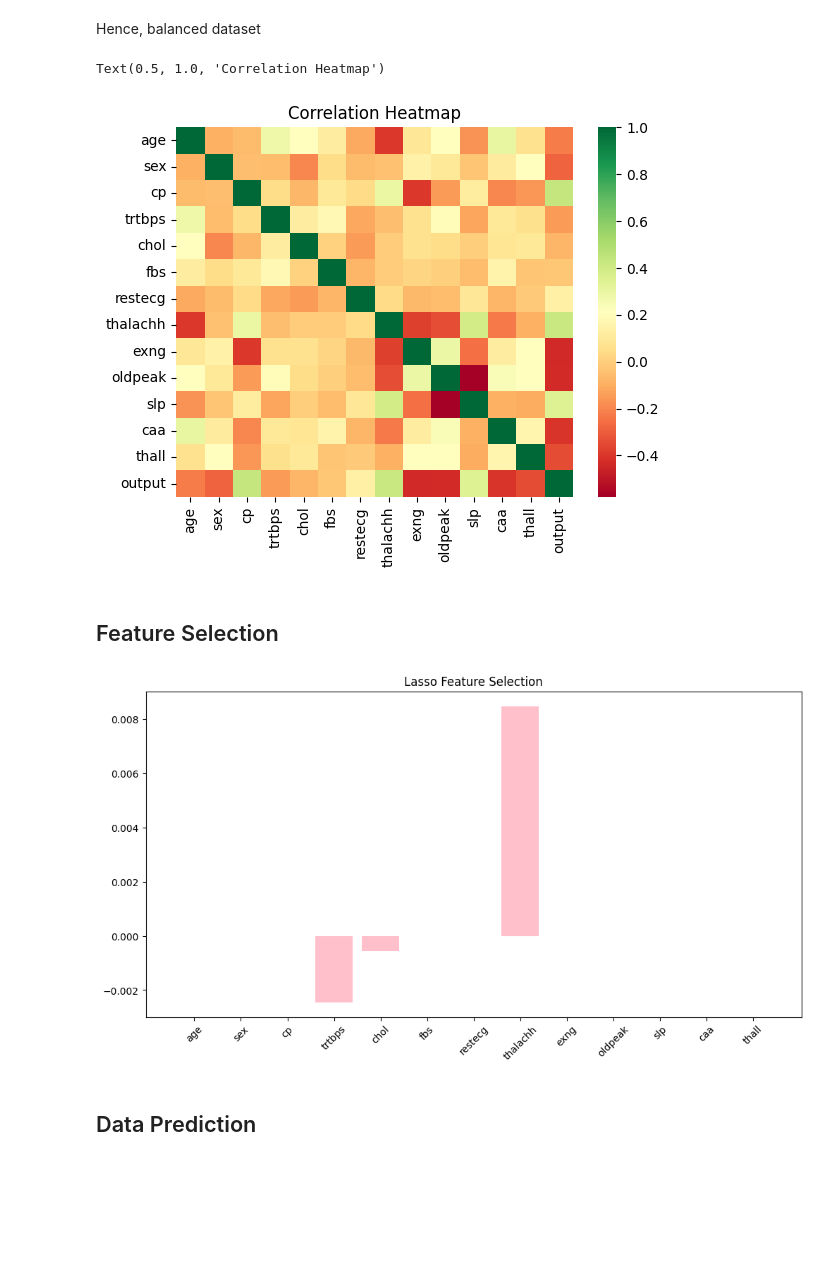
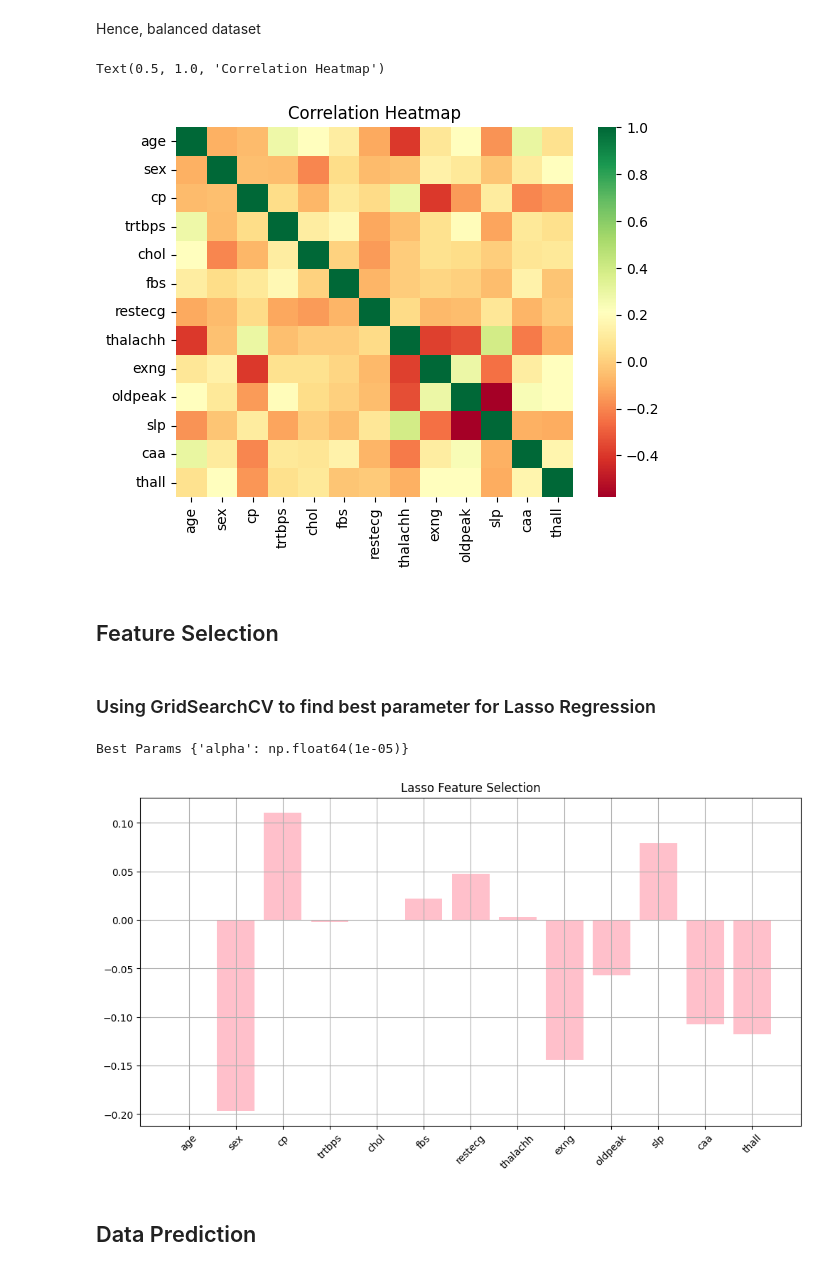
Before and after one commit to ProfessionalSalmon/Heart_Attack_Classification_Model, a Jupyter notebook: heart_attack.ipynb, the cells around one changed output. Drawn from its saved outputs; the diff is of its cells as text; code cells hidden in the pictures; blank space fills up the shorter version.

```diff
--- a/heart_attack.ipynb
+++ b/heart_attack.ipynb
@@ -130,32 +130,47 @@ plt.hist(df['output'])
 # %% [markdown]
 Hence, balanced dataset
 # %%
-sns.heatmap(df.corr(), cmap = 'RdYlGn')
+sns.heatmap(df.drop(columns = 'output').corr(), cmap = 'RdYlGn')
 plt.title('Correlation Heatmap')
 # %% [output]
 Text(0.5, 1.0, 'Correlation Heatmap')
-[figure, old version]
+[figure, new version]
 # %% [markdown]
 ## Feature Selection
+# %% [markdown]
+### Using GridSearchCV to find best parameter for Lasso Regression
+# %%
+X = df.drop(columns = 'output')
+y = df[['output']]
+
+X_feature = X.values
+y_feature = y.values
+names = df.drop(columns = 'output').columns
+
+# parameters to be tested on GridSearchCV
+params = {"alpha": np.arange(0.00001, 10, 500)}
+
+kf = KFold(n_splits = 6, shuffle = True, random_state = 2024)
+
+# Instantiate a lasso regression model
+lasso = Lasso()
+
+# GridSearchCV with model, params and folds.
+lasso_cv = GridSearchCV(lasso, param_grid = params, cv = kf )
+lasso_cv.fit(X, y)
+print("Best Params {}".format(lasso_cv.best_params_))
+# %% [output]
+Best Params {'alpha': np.float64(1e-05)}
 # %%
-# Lasso Regression
-
-X = df.drop(columns = 'output')
-y = df[['output']]
-
-X_feature = X.values
-y_feature = y.values
-names = df.drop(columns = 'output').columns
-
-# Instantiate a lasso regression model
-lasso = Lasso(alpha=0.3)
+lasso = Lasso(alpha = 0.00001)
 lasso.fit(X_feature, y_feature)
 lasso_coef = lasso.coef_
 
 plt.figure(figsize=(12, 6))
 plt.bar(names, lasso_coef, color = 'pink')
+plt.grid()
 plt.title('Lasso Feature Selection')
 plt.xticks(rotation=45)
 plt.show()
 # %% [output]
-[figure, old version]
+[figure, new version]
```
Also changed, not shown: parts of 7 cells of this notebook.
